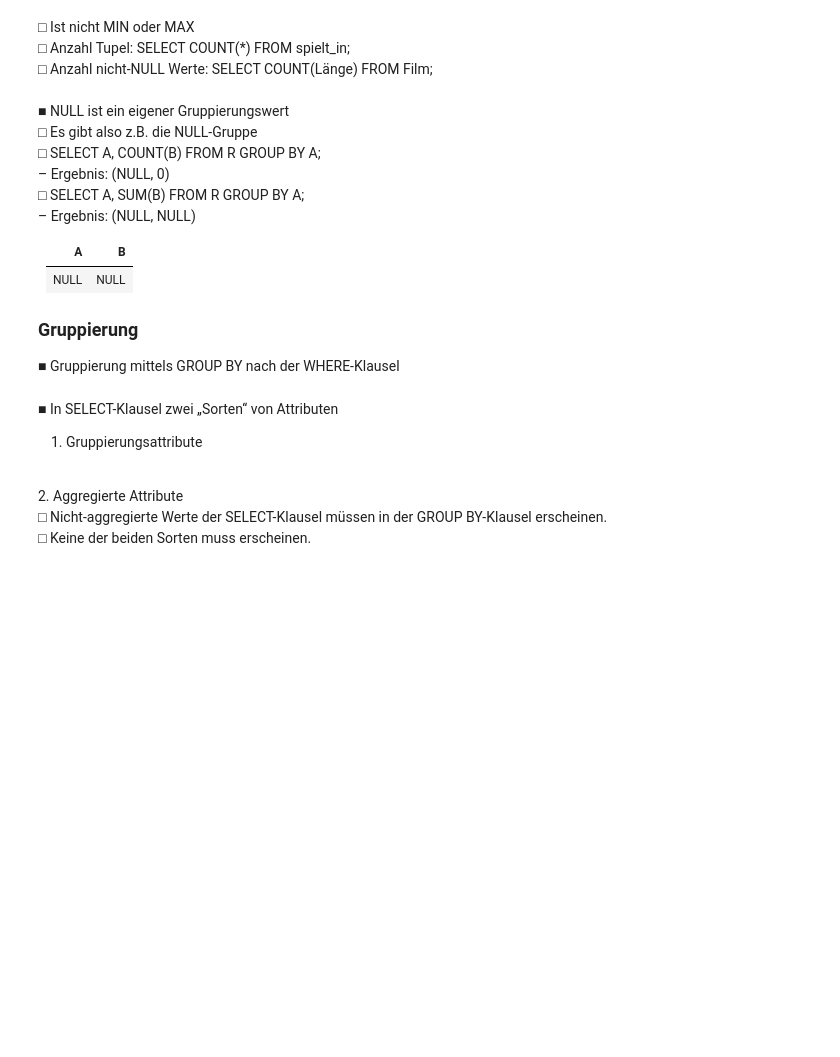
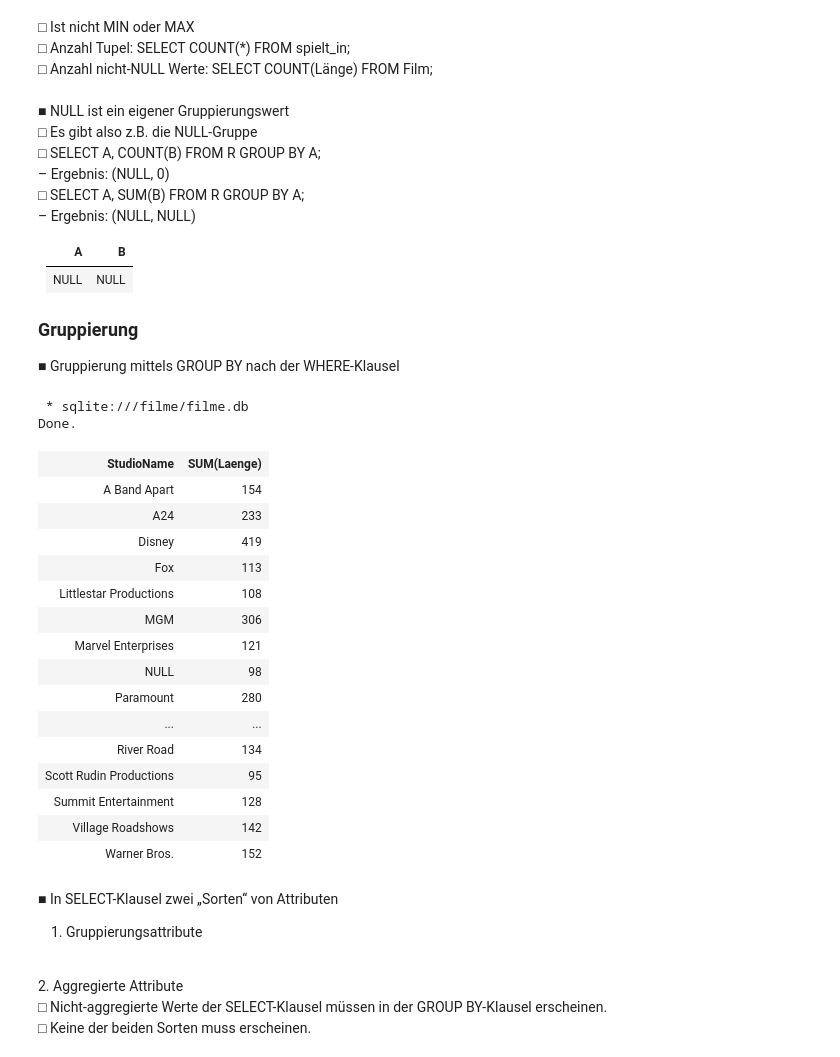
Before and after one commit to lejuliennn/GDBS_Script_Fork, a Jupyter notebook: _build/jupyter_execute/09/sql.ipynb, the cells around one changed output. Drawn from its saved outputs; the diff is of its cells as text; code cells hidden in the pictures; blank space fills up the shorter version.

```diff
--- a/_build/jupyter_execute/09/sql.ipynb
+++ b/_build/jupyter_execute/09/sql.ipynb
@@ -1347,10 +1519,26 @@ WHERE Jahr = 1990;
 ### Gruppierung
 ■ Gruppierung mittels GROUP BY nach der WHERE-Klausel
 # %%
-%sql
-SELECT StudioName, SUM(Länge)
-FROM Film
-GROUP BY StudioName
+%sql SELECT StudioName, SUM(Laenge) FROM Film GROUP BY StudioName
+# %% [output]
+ * sqlite:///filme/filme.db
+Done.
+| StudioName | SUM(Laenge) |
+| A Band Apart | 154 |
+| A24 | 233 |
+| Disney | 419 |
+| Fox | 113 |
+| Littlestar Productions | 108 |
+| MGM | 306 |
+| Marvel Enterprises | 121 |
+| NULL | 98 |
+| Paramount | 280 |
+| ... | ... |
+| River Road | 134 |
+| Scott Rudin Productions | 95 |
+| Summit Entertainment | 128 |
+| Village Roadshows | 142 |
+| Warner Bros. | 152 |
 # %% [markdown]
 ■ In SELECT-Klausel zwei „Sorten“ von Attributen
 <br>
```
Also changed, not shown: parts of 51 cells of this notebook, 13 other files.
